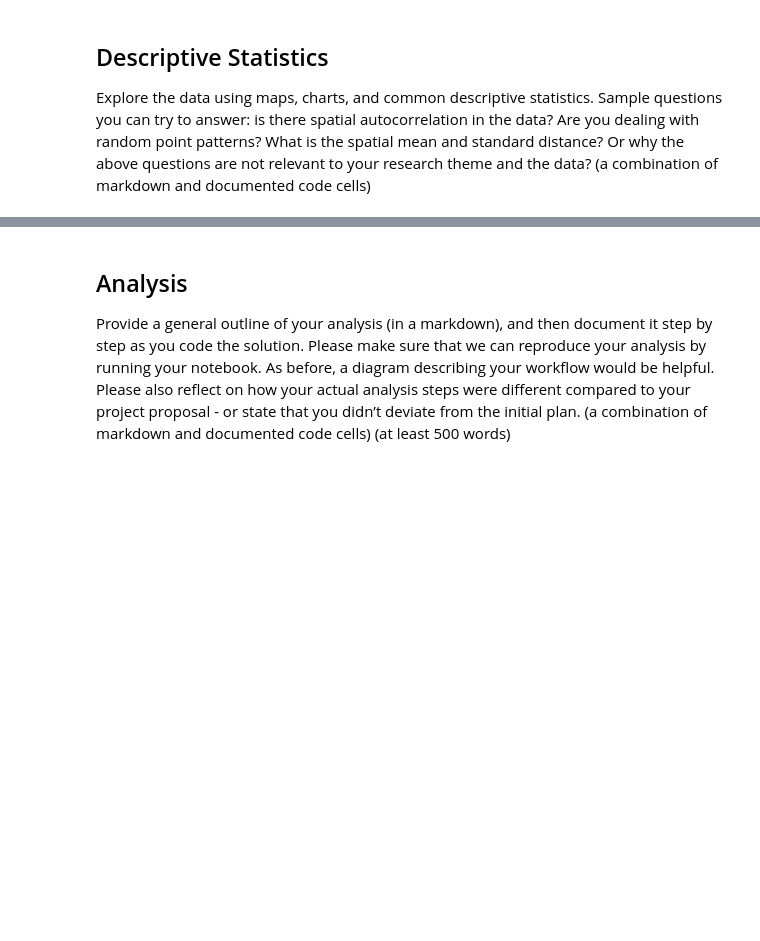
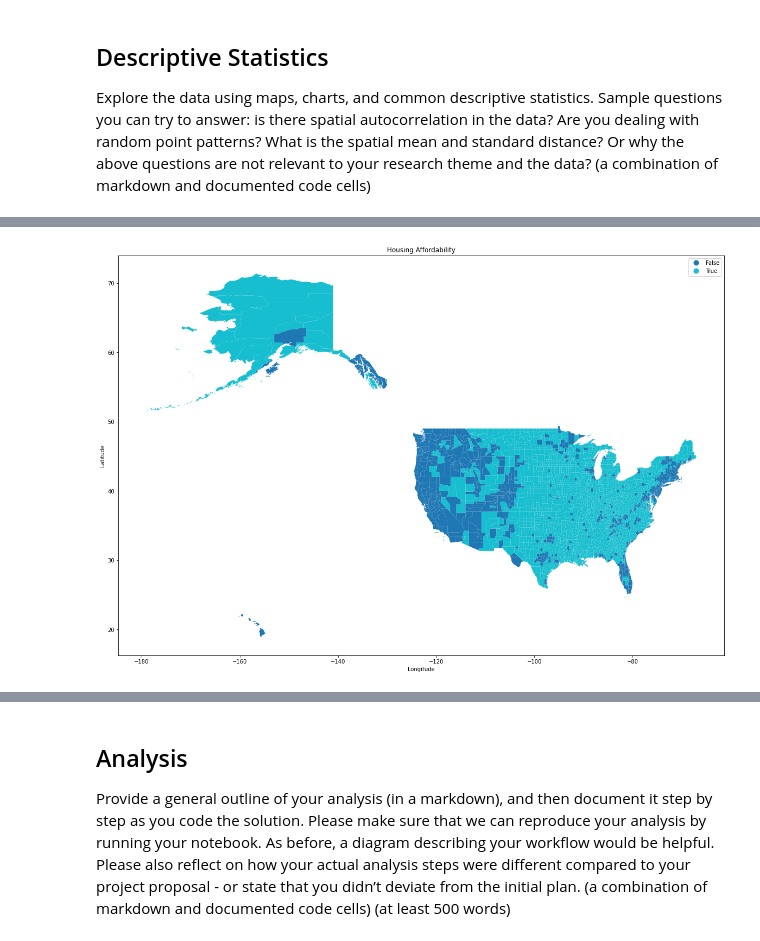
Before and after one commit to sheenapatel262/dsc170_final_proj, a Jupyter notebook: dsc170_proj.ipynb, the cells around one changed output, grey strips where cells are left out. Drawn from its saved outputs; the diff is of its cells as text; code cells hidden in the pictures; blank space fills up the shorter version.

```diff
--- a/dsc170_proj.ipynb
+++ b/dsc170_proj.ipynb
@@ -203,0 +167,16 @@ Let's identify some variables of interest within the Esri Demographics Spatial D
+# %%
+# Define warm locations as average yearly temperature > 58 degrees
+dem_gdf['Warm'] = dem_gdf.Year_TAVG_F > 58
+# %%
+# Changing so negative is less affordable and positive is more affordable
+dem_gdf['HAI_CY'] = dem_gdf.HAI_CY.apply(float) - 100
+# Adding binary HAI
+dem_gdf['HAI_B'] = dem_gdf.HAI_CY > 0
+# %%
+dem_gdf.plot(figsize=(20,20), column='HAI_B', legend=True)
+plt.title('Housing Affordability')
+plt.xlabel('Longitude')
+plt.ylabel('Latitude')
+plt.show()
+# %% [output]
+[figure, added]
```
Also changed, not shown: parts of 19 cells of this notebook.
